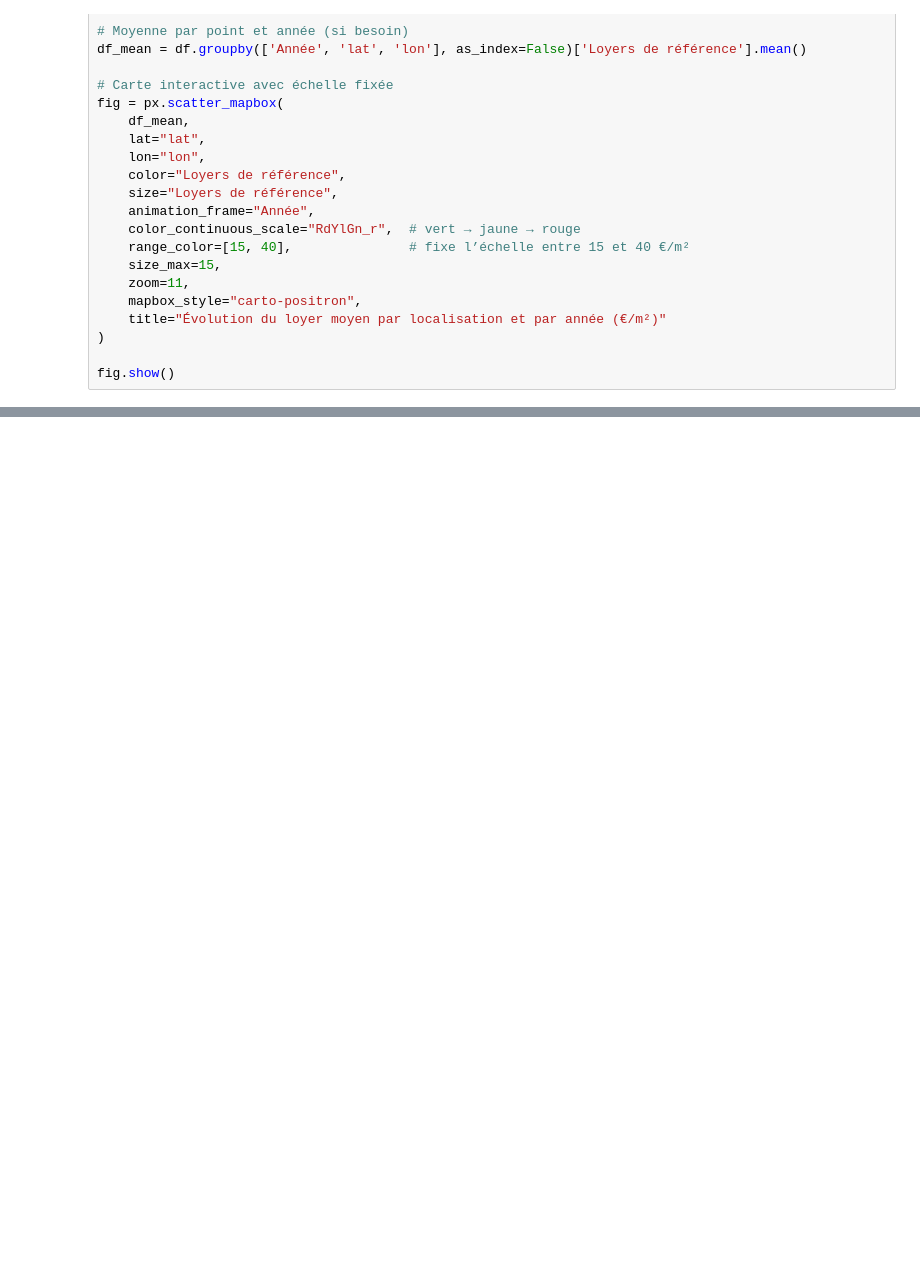
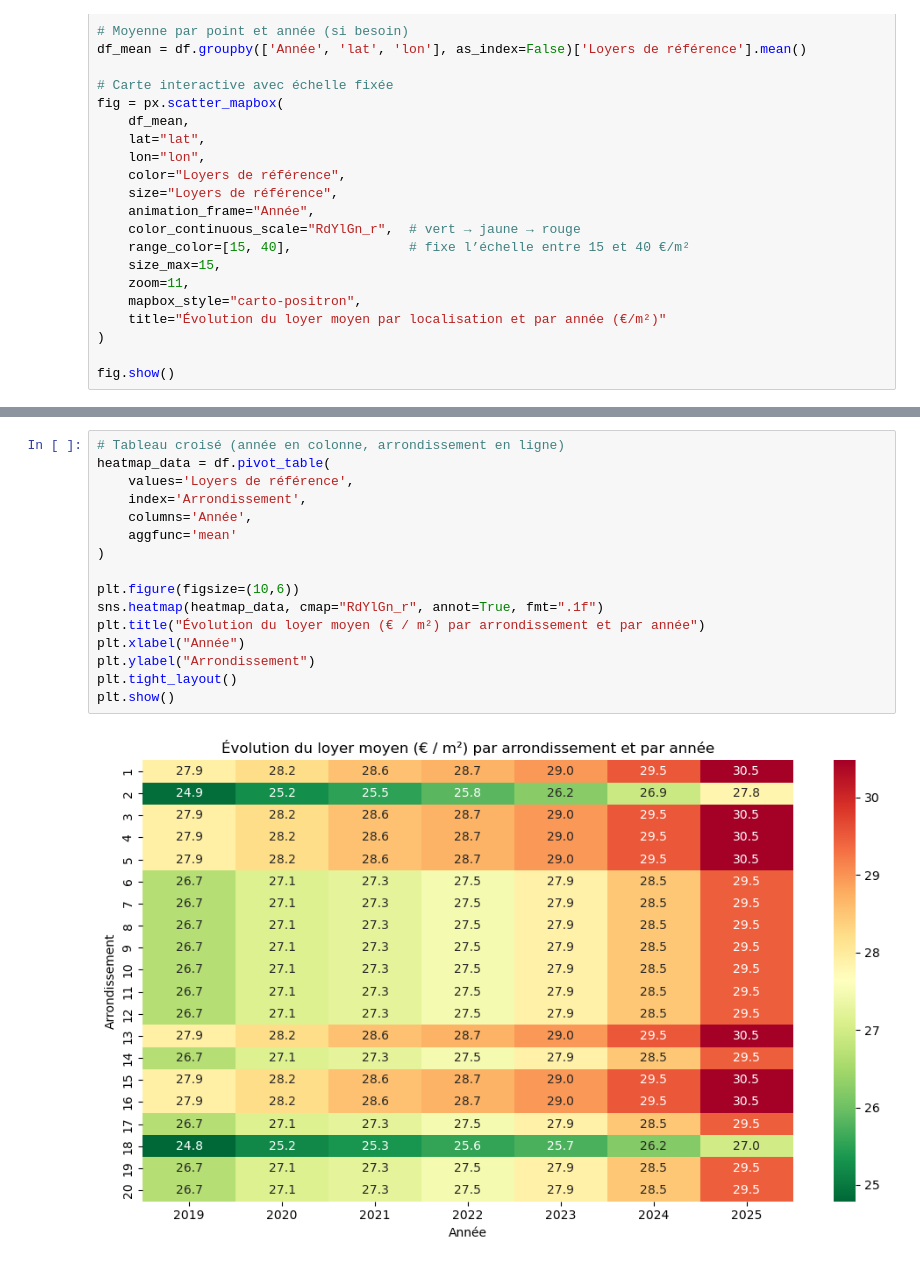
Before and after one commit to BaptVic78/AnalyseDonneesFoncieres, a Jupyter notebook: 02_loyer.ipynb, the cells around one changed output, grey strips where cells are left out. Drawn from its saved outputs; the diff is of its cells as text; blank space fills up the shorter version.

```diff
--- a/02_loyer.ipynb
+++ b/02_loyer.ipynb
@@ -37,0 +166,18 @@ fig.show()
+# %%
+# Tableau croisé (année en colonne, arrondissement en ligne)
+heatmap_data = df.pivot_table(
+    values='Loyers de référence',
+    index='Arrondissement',
+    columns='Année',
+    aggfunc='mean'
+)
+
+plt.figure(figsize=(10,6))
+sns.heatmap(heatmap_data, cmap="RdYlGn_r", annot=True, fmt=".1f")
+plt.title("Évolution du loyer moyen (€ / m²) par arrondissement et par année")
+plt.xlabel("Année")
+plt.ylabel("Arrondissement")
+plt.tight_layout()
+plt.show()
+# %% [output]
+[figure, added]
```
Also changed, not shown: parts of 11 cells of this notebook.
